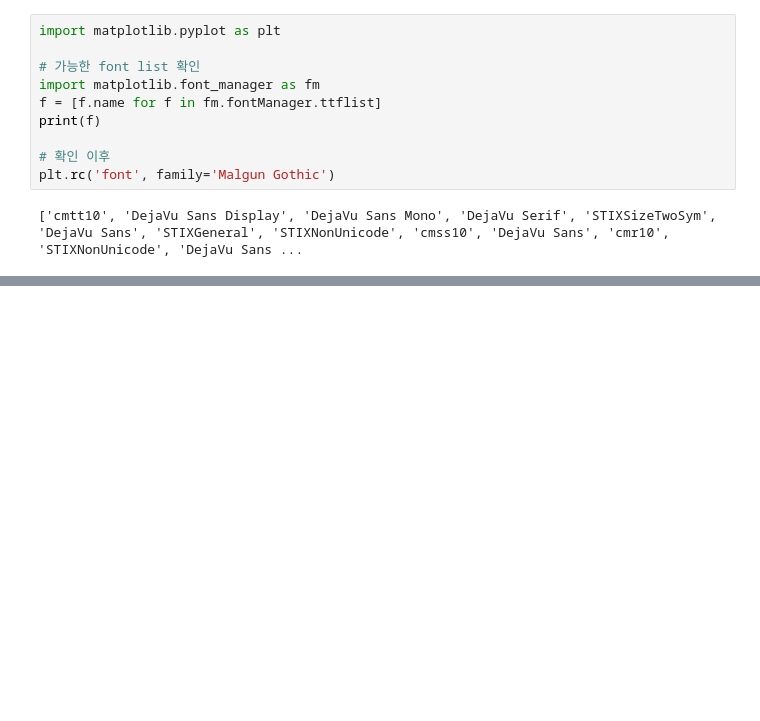
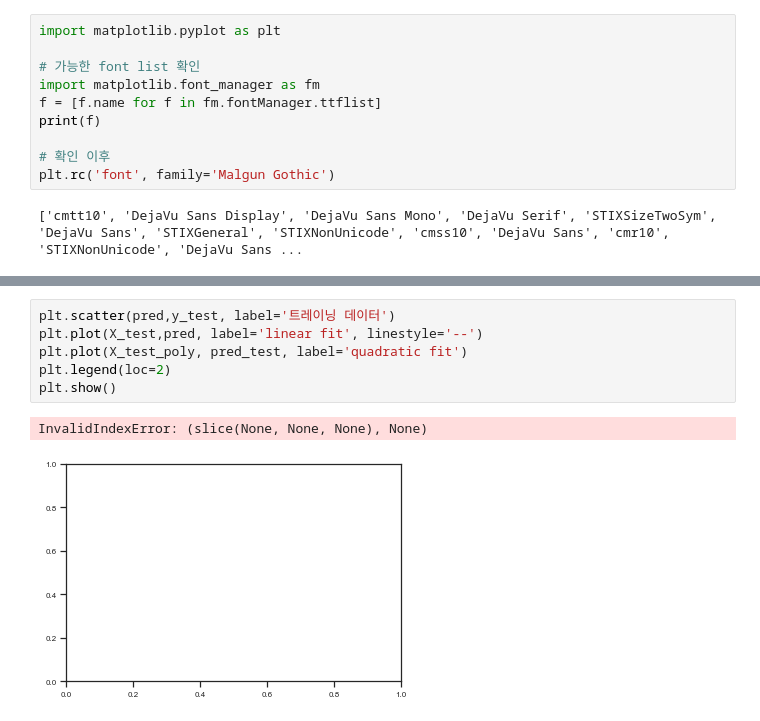
Before and after one commit to Choiterry/AI-Study, a Jupyter notebook: life_data_pearson_linear.ipynb, the cells around one changed output, grey strips where cells are left out. Saved outputs shown, nothing was run; the diff lists cells and outputs as text; blank space fills up the shorter version.

```diff
--- a/life_data_pearson_linear.ipynb
+++ b/life_data_pearson_linear.ipynb
@@ -185,0 +234,9 @@ for i, col in enumerate(cols[:7]):
+# %%
+plt.scatter(pred,y_test, label='트레이닝 데이터')
+plt.plot(X_test,pred, label='linear fit', linestyle='--')
+plt.plot(X_test_poly, pred_test, label='quadratic fit')
+plt.legend(loc=2)
+plt.show()
+# %% [output]
+InvalidIndexError: (slice(None, None, None), None)
+[figure, added]
```
Also changed, not shown: parts of 5 cells of this notebook, 2 other files.
